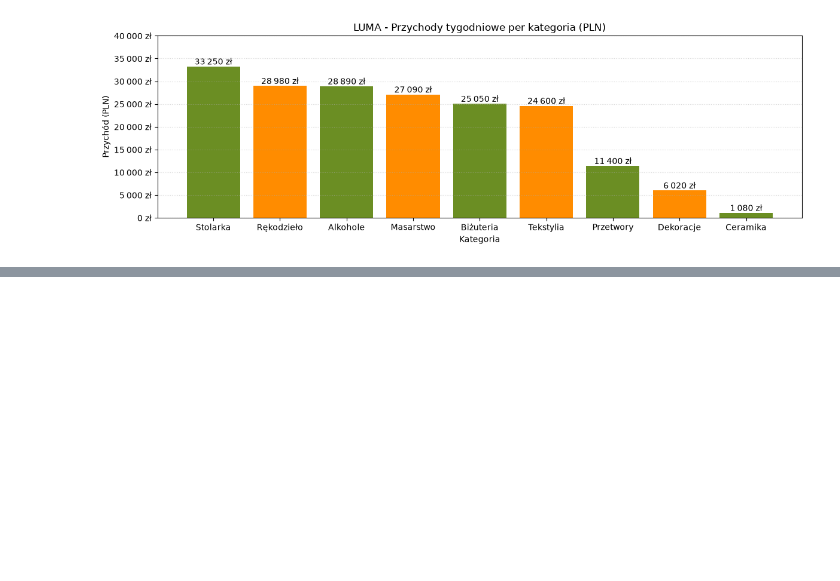
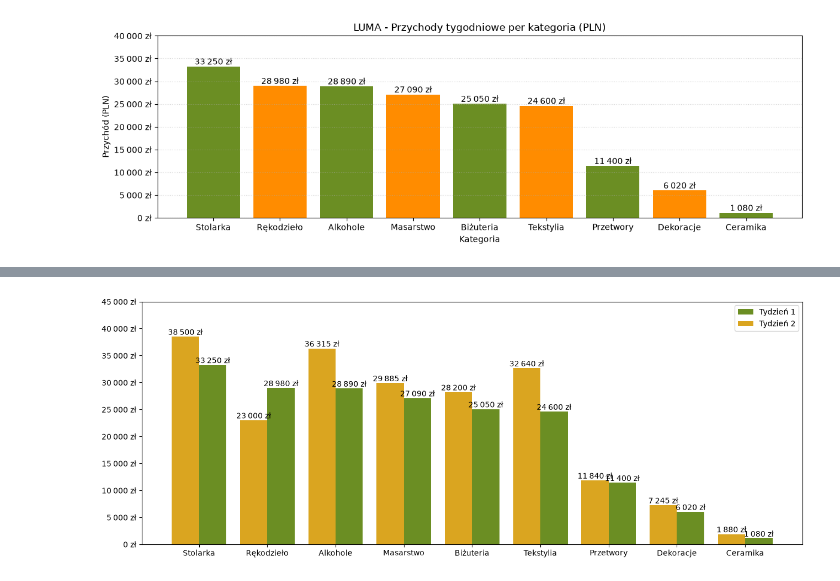
Before and after one commit to NeoNeqs/DataVisualization, a Jupyter notebook: 01-bar.ipynb, the cells around one changed output, grey strips where cells are left out. Saved outputs shown, nothing was run; the diff lists cells and outputs as text; code cells hidden in the pictures; blank space fills up the shorter version.

```diff
--- a/01-bar.ipynb
+++ b/01-bar.ipynb
@@ -226,0 +275,15 @@ plt.show()
+# %%
+plt.figure(figsize=(13, 5))
+bar_1 = plt.bar(x_locs+bar_half, t1_revenue_total, width=bar_width, label='Tydzień 1', tick_label=categories, color='olivedrab')
+bar_2 = plt.bar(x_locs-bar_half, t2_revenue_total, width=bar_width, label='Tydzień 2', tick_label=categories, color='goldenrod')
+
+plt.xticks(x_locs, categories)
+pad_axis()
+label_bars_pln(chain(bar_1, bar_2))
+format_ytics_tys()
+
+plt.legend()
+plt.tight_layout()
+plt.show()
+# %% [output]
+[figure, added]
```
Also changed, not shown: parts of 4 cells of this notebook.
